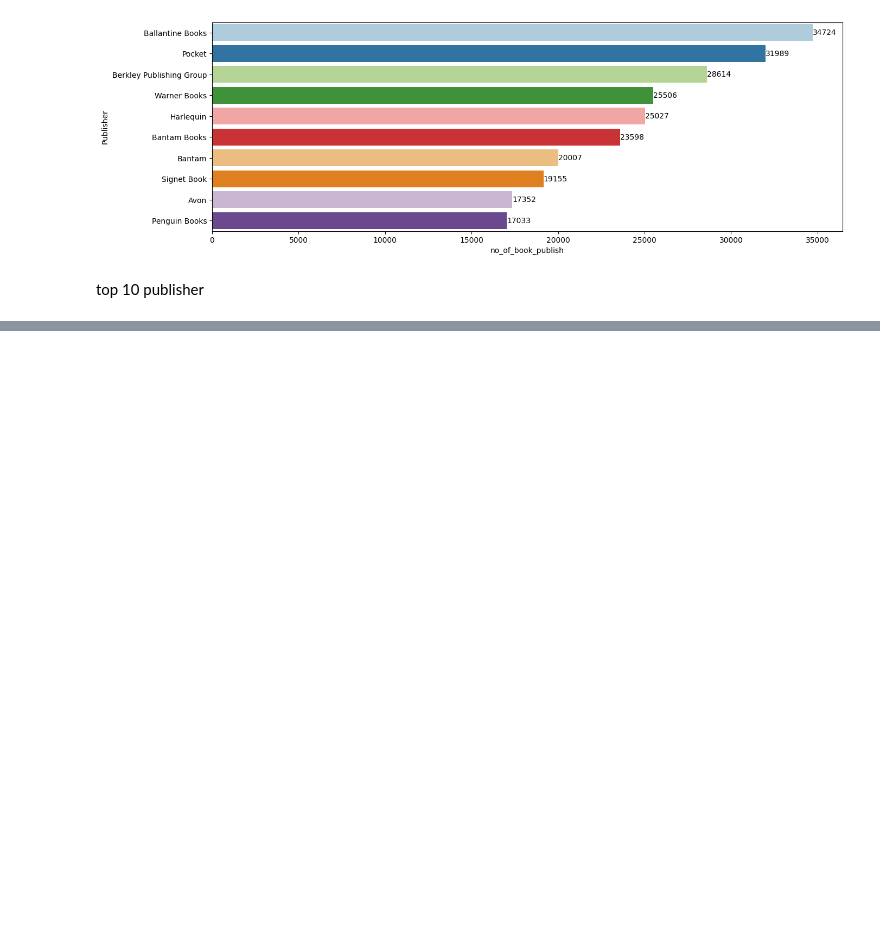
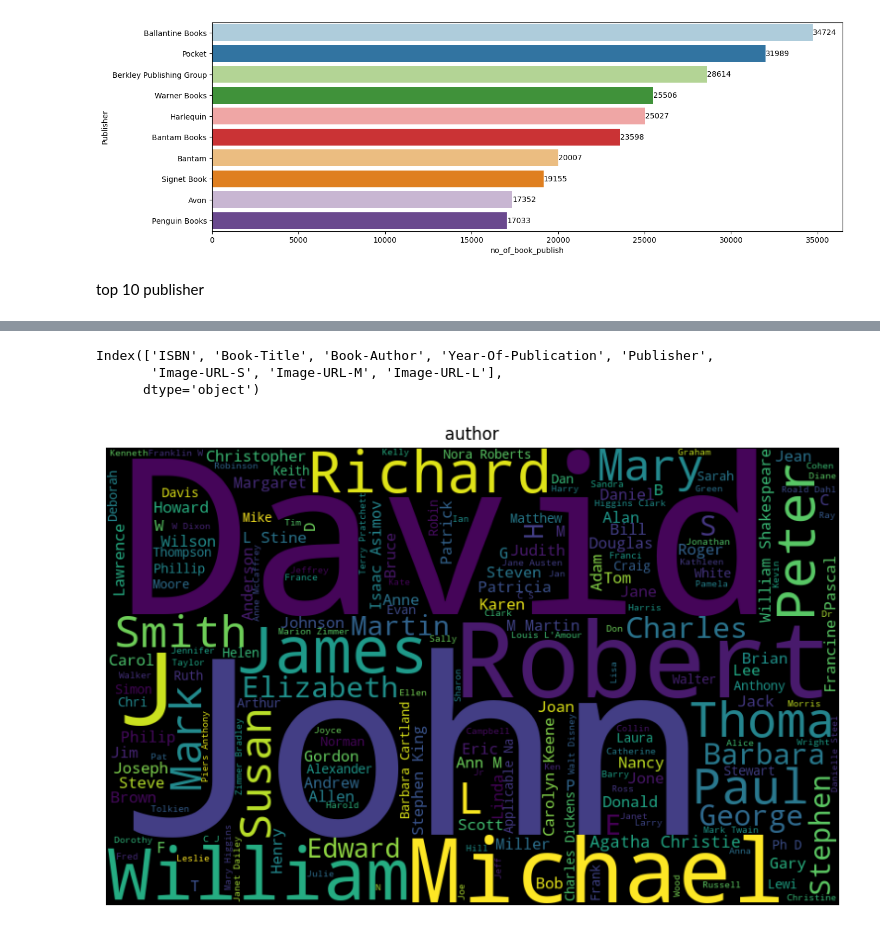
Before and after one commit to arijit99999/BookRecommendationSystem, a Jupyter notebook: notebooks/EDA.ipynb, the cells around one changed output, grey strips where cells are left out. Saved outputs shown, nothing was run; the diff lists cells and outputs as text; code cells hidden in the pictures; blank space fills up the shorter version.

Commit message:
word clous

```diff
--- a/notebooks/EDA.ipynb
+++ b/notebooks/EDA.ipynb
@@ -262,0 +296,22 @@ top 10 publisher
+# %%
+book.columns
+# %% [output]
+Index(['ISBN', 'Book-Title', 'Book-Author', 'Year-Of-Publication', 'Publisher',
+       'Image-URL-S', 'Image-URL-M', 'Image-URL-L'],
+      dtype='object')
+# %%
+author_string = " ".join(book['Book-Author'].astype(str))
+title_string = " ".join(book['Book-Title'].astype(str))
+stop_words = set(STOPWORDS)
+
+def wordcloud(string,title ="unknown"):
+    wc = WordCloud(width=800,height=500,mask=None,random_state=21,
+                   stopwords=stop_words).generate(string)
+    pl.figure(figsize=(15,6))
+    pl.title(title)
+    pl.axis('off')
+    pl.imshow(wc)
+# %%
+wordcloud(author_string,'author')
+# %% [output]
+[figure, added]
```
Also changed, not shown: parts of 8 cells of this notebook, 1 other file.
